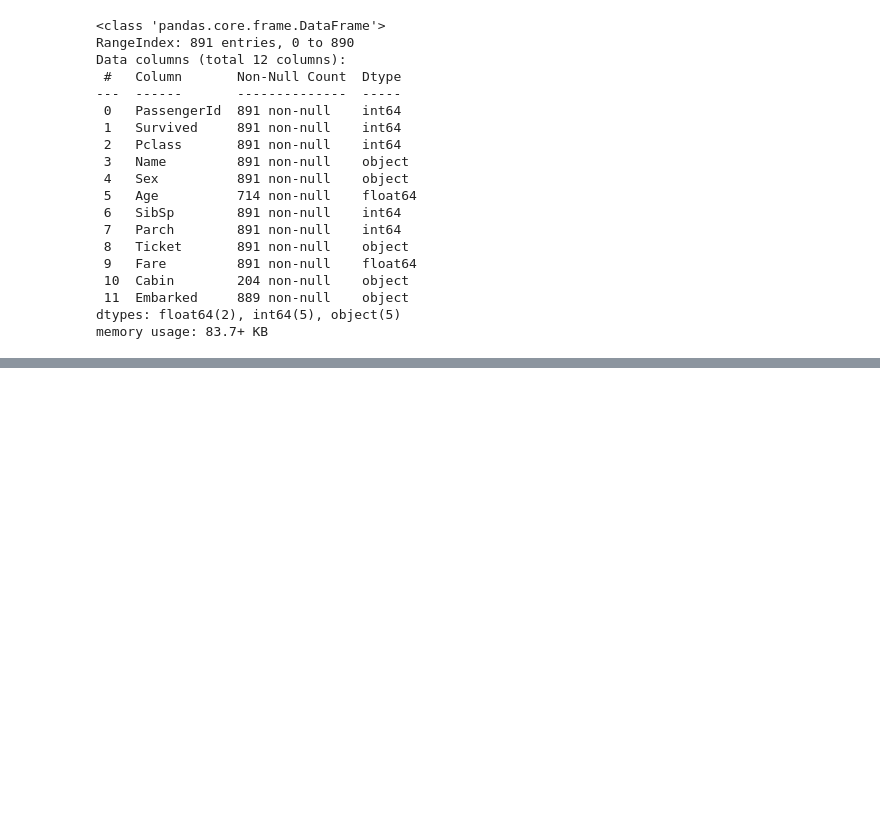
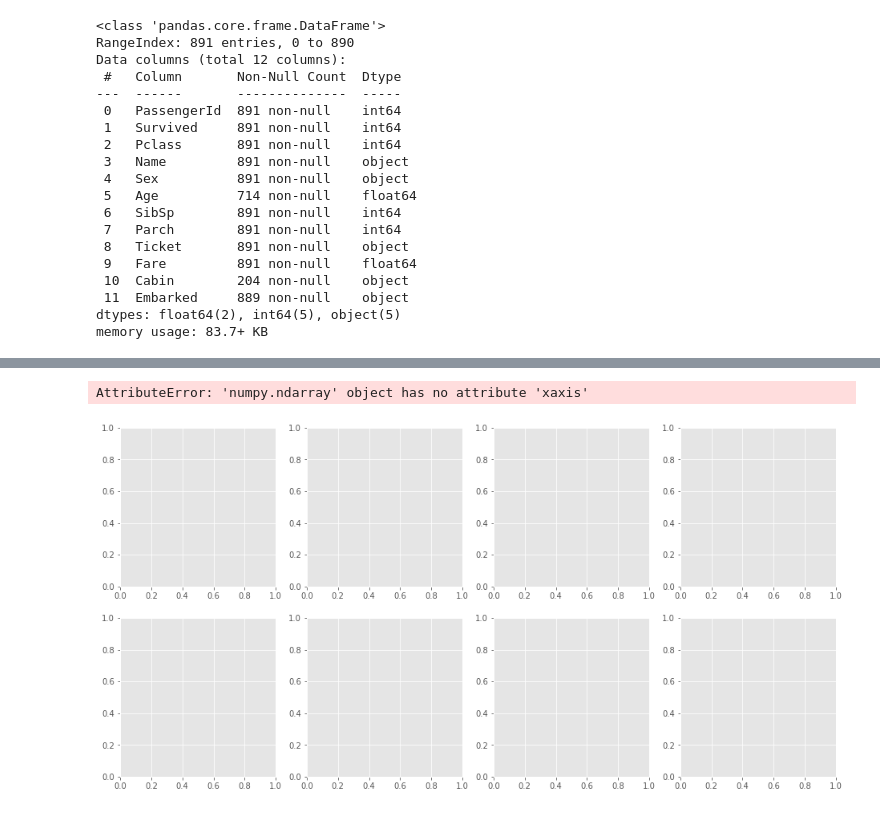
Before and after one commit to ozingmw/Hands-On_ML_Repo, a Jupyter notebook: titanic_up.ipynb, the cells around one changed output, grey strips where cells are left out. Saved outputs shown, nothing was run; the diff lists cells and outputs as text; code cells hidden in the pictures; blank space fills up the shorter version.

```diff
--- a/titanic_up.ipynb
+++ b/titanic_up.ipynb
@@ -85,0 +158,8 @@ TypeError: boolean value of NA is ambiguous
+# %%
+fig, ax = plt.subplots(2, 4, figsize=(16, 8))
+
+for xint in range(5):
+    sns.kdeplot(x=numeric_feature[xint], data=train_data, ax=ax[xint])
+# %% [output]
+AttributeError: 'numpy.ndarray' object has no attribute 'xaxis'
+[figure, added]
```
Also changed, not shown: parts of 9 cells of this notebook.
